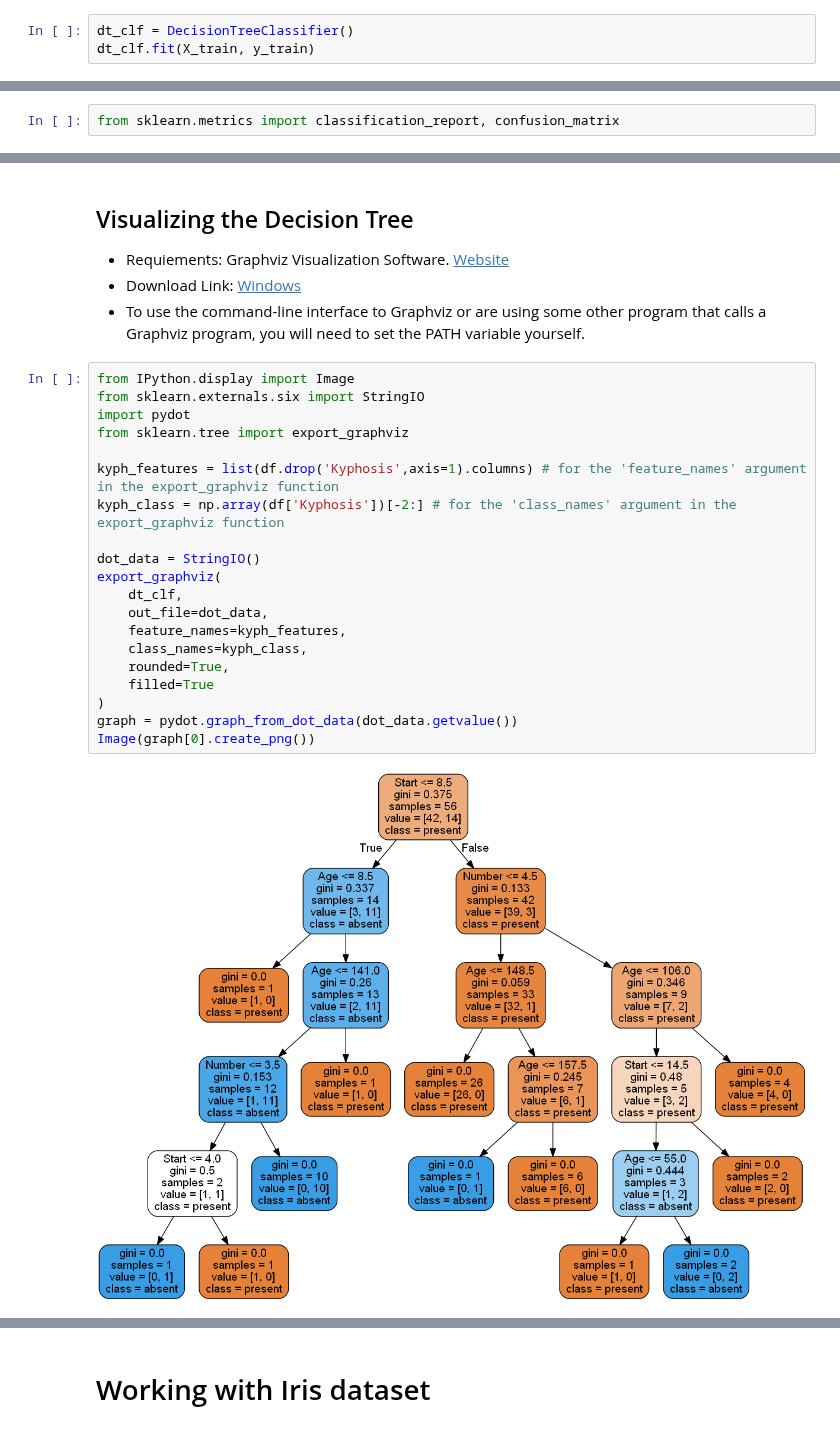
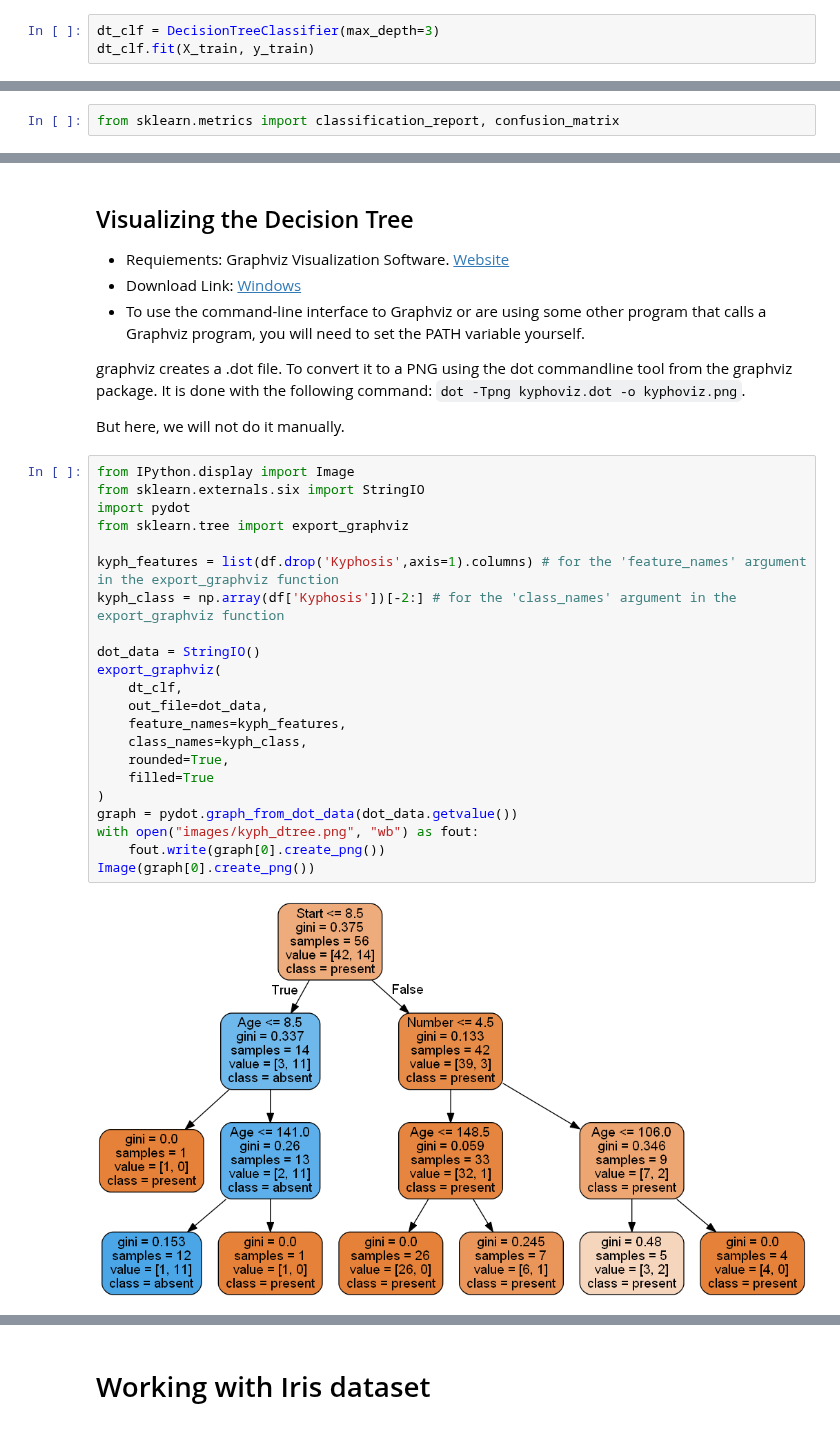
Before and after one commit to subhamsarangi/ML, a Jupyter notebook: 4. Decision Tree/1.1 Decision Tree.ipynb, the cells around one changed output, grey strips where cells are left out. Drawn from its saved outputs; the diff is of its cells as text.

Commit message:
images

```diff
--- a/4. Decision Tree/1.1 Decision Tree.ipynb
+++ b/4. Decision Tree/1.1 Decision Tree.ipynb
@@ -86,6 +98,6 @@ from sklearn.tree import DecisionTreeClassifier
 # %% [markdown]
 ### Create and fit a    Classifier
 # %%
-dt_clf = DecisionTreeClassifier()
+dt_clf = DecisionTreeClassifier(max_depth=3)
 dt_clf.fit(X_train, y_train)
 # %% [output]
@@ -120,25 +132,31 @@ avg / total       0.80      0.68      0.73        25
 - Requiements: Graphviz Visualization Software. [Website](http://www.graphviz.org/)
 - Download Link: [Windows](http://www.graphviz.org/pub/graphviz/stable/windows/graphviz-2.38.msi)
 - To use the command-line interface to Graphviz or are using some other program that calls a Graphviz program, you will need to set the PATH variable yourself.
+
+graphviz creates a .dot file. To convert it to a PNG using the dot commandline tool from the graphviz package. It is done with the following command: `dot -Tpng kyphoviz.dot -o kyphoviz.png`.
+
+But here, we will not do it manually.
 # %%
 from IPython.display import Image
 from sklearn.externals.six import StringIO
 import pydot
 from sklearn.tree import export_graphviz
 
 kyph_features = list(df.drop('Kyphosis',axis=1).columns) # for the 'feature_names' argument in the export_graphviz function
 kyph_class = np.array(df['Kyphosis'])[-2:] # for the 'class_names' argument in the export_graphviz function
 
 dot_data = StringIO()
 export_graphviz(
     dt_clf,
     out_file=dot_data,
     feature_names=kyph_features,
     class_names=kyph_class,
     rounded=True,
     filled=True
 )
 graph = pydot.graph_from_dot_data(dot_data.getvalue())
+with open("images/kyph_dtree.png", "wb") as fout:
+    fout.write(graph[0].create_png())
 Image(graph[0].create_png())
 # %% [output]
-[figure, old version]
+[figure, new version]
```
Also changed, not shown: parts of 13 cells of this notebook, 7 other files.
